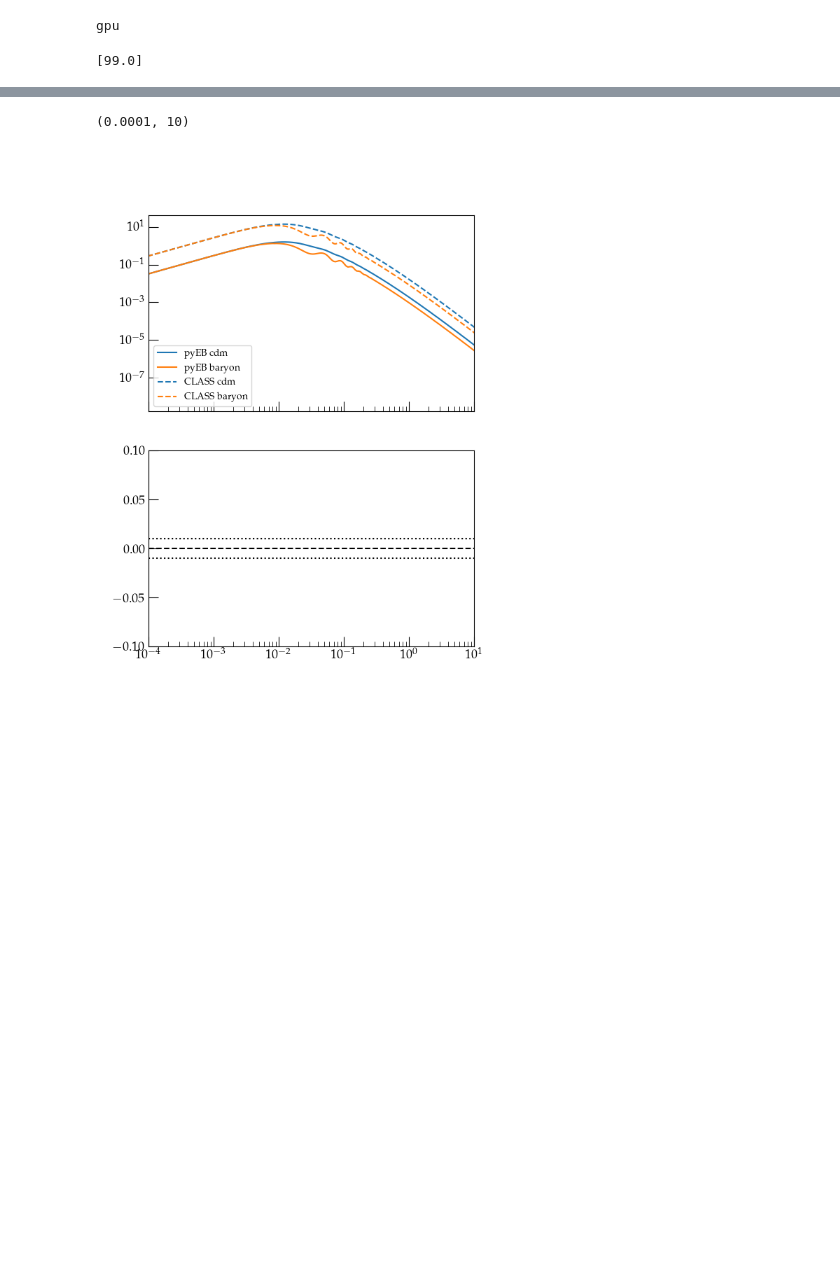
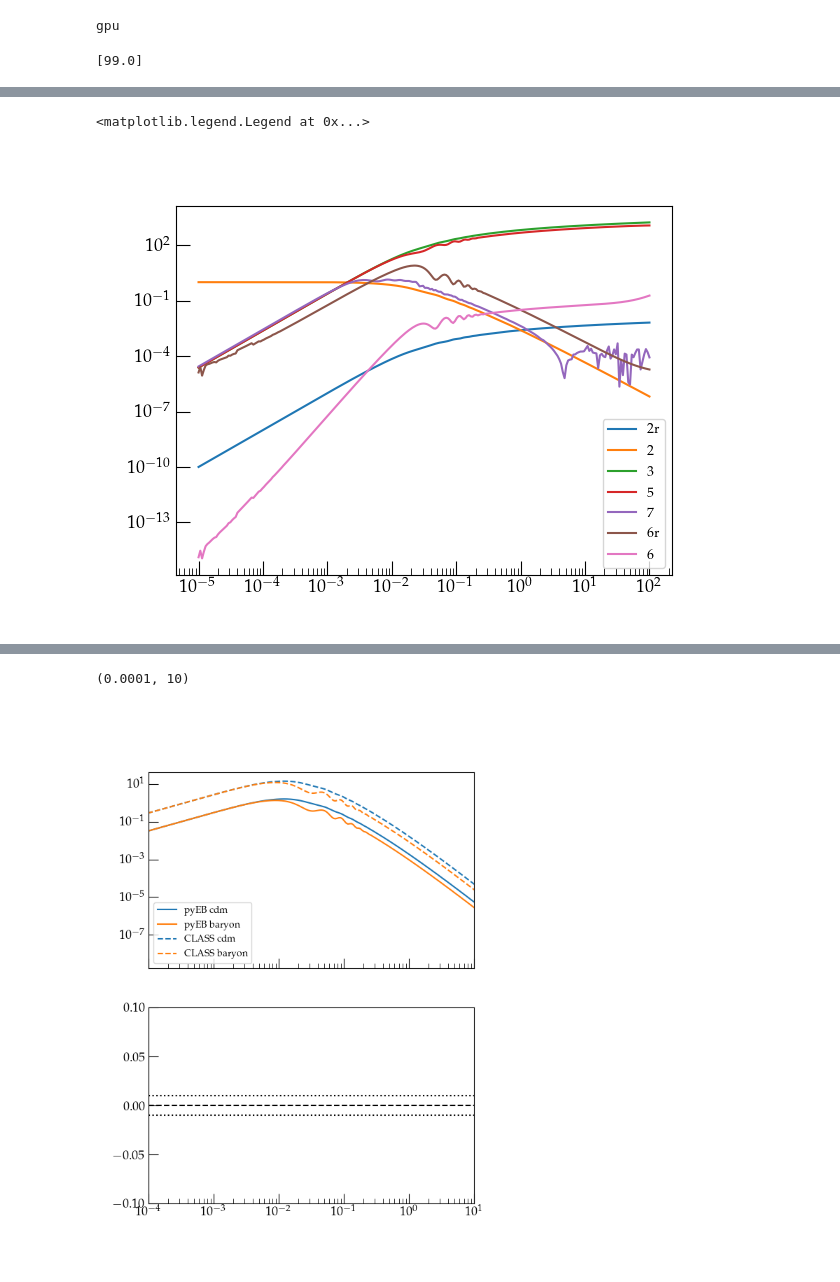
Before and after one commit to ohahn/DISCO-EB, a Jupyter notebook: nb_pylinger_class_comparison.ipynb, the cells around one changed output, grey strips where cells are left out. Drawn from its saved outputs; the diff is of its cells as text; code cells hidden in the pictures; blank space fills up the shorter version.

```diff
--- a/nb_pylinger_class_comparison.ipynb
+++ b/nb_pylinger_class_comparison.ipynb
@@ -231,6 +237,26 @@ for i,r in enumerate(res):
 
 Pkm = fac *(kmodes/k_p)**(n_s - 1) * kmodes**(-3) * delta_m**2
 Pkbc = fac *(kmodes/k_p)**(n_s - 1) * kmodes**(-3) * delta_cb**2
+# %%
+fig, ax = plt.subplots()
+
+# for i,yy in enumerate(jnp.moveaxis(y[:,-1,:], 1,0)):
+#   ax.loglog( kmodes, jnp.abs(yy), label=f'{i}' )
+# ax.legend()
+
+# ax.loglog( kmodes, y[:,-1,6]/kmodes**2, 'k--')
+
+ax.loglog( kmodes, jnp.abs(y[:,-1,2]*kmodes**2), label=f'2r')
+ax.loglog( kmodes, jnp.abs(y[:,-1,2]), label=f'2')
+ax.loglog( kmodes, jnp.abs(y[:,-1,3]), label=f'3')
+ax.loglog( kmodes, jnp.abs(y[:,-1,5]), label=f'5')
+ax.loglog( kmodes, jnp.abs(y[:,-1,7]), label=f'7')
+ax.loglog( kmodes, jnp.abs(y[:,-1,6]/kmodes**2), label=f'6r')
+ax.loglog( kmodes, jnp.abs(y[:,-1,6]), label=f'6')
+ax.legend()
+# %% [output]
+<matplotlib.legend.Legend at 0x...>
+[figure, added]
 # %%
 zout = jnp.maximum(1/y[0,iout,0]-1,0.0)
 print(f'z={zout}, aexp={aexp}')
```
Also changed, not shown: parts of 13 cells of this notebook.
